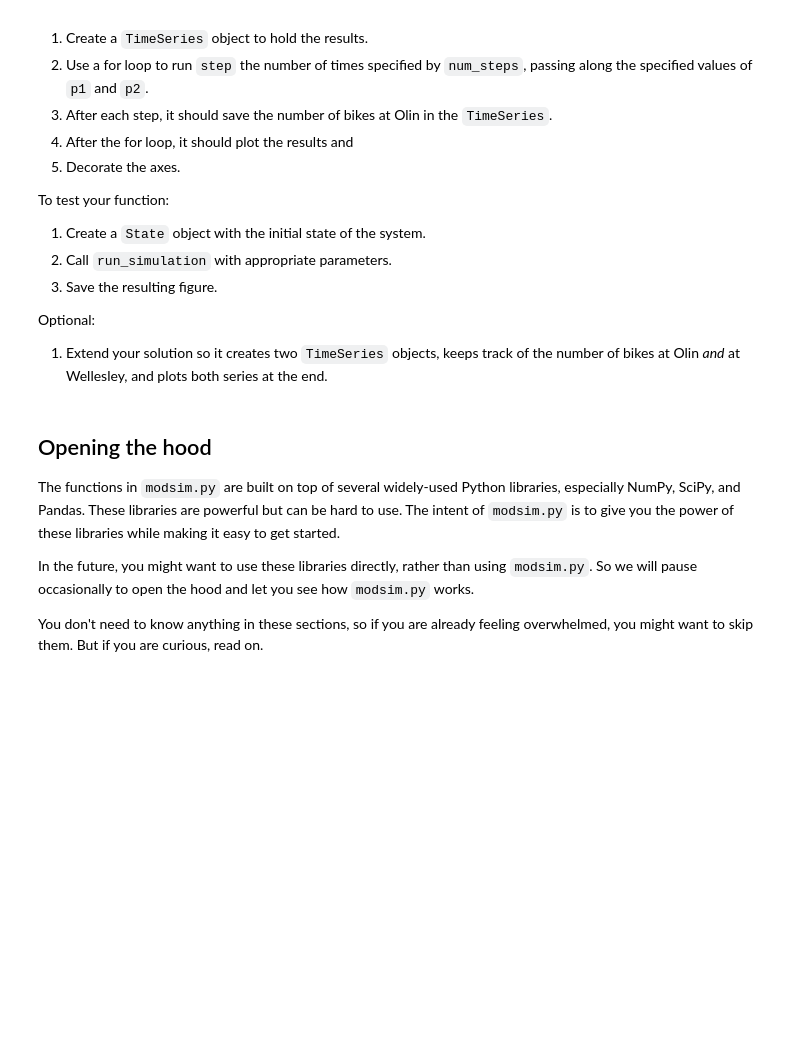
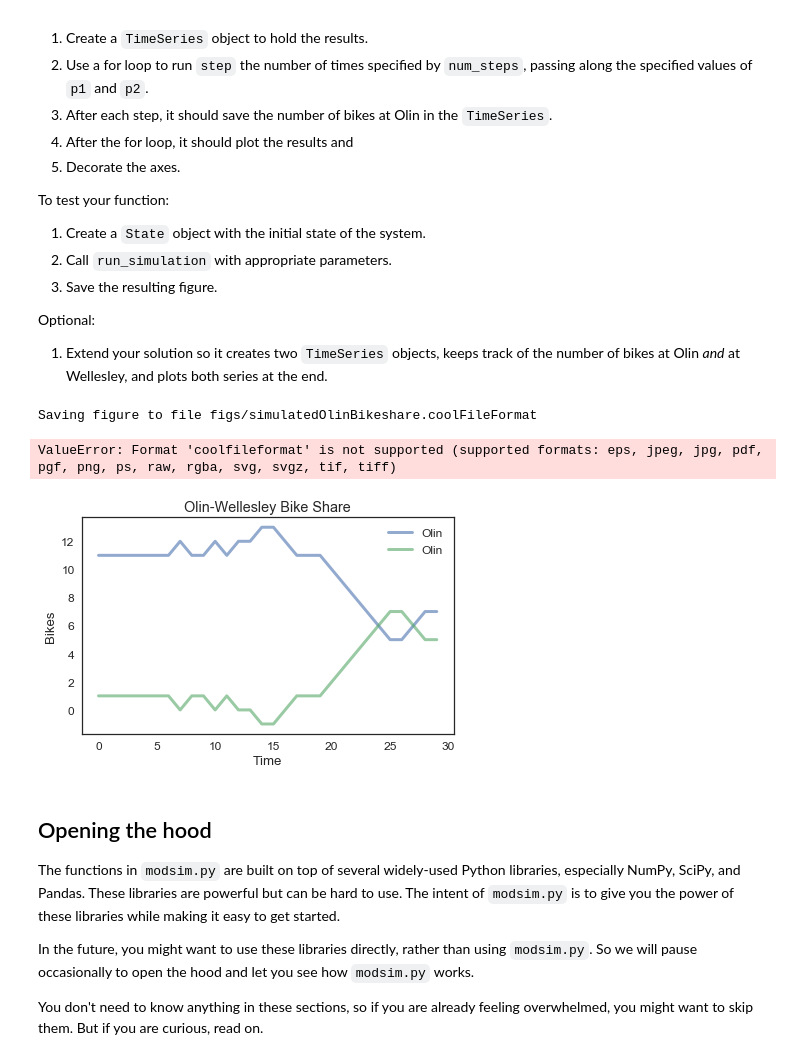
Before and after one commit to sdaitzman/ModSimPy, a Jupyter notebook: code/chap02.ipynb, the cells around one changed output. Saved outputs shown, nothing was run; the diff lists cells and outputs as text; code cells hidden in the pictures; blank space fills up the shorter version.

Commit message:
working bike population plot

```diff
--- a/code/chap02.ipynb
+++ b/code/chap02.ipynb
@@ -362,3 +456,24 @@ Optional:
+# %%
+def run_simulation(p1, p2, num_steps):
+    olinResults = TimeSeries()
+    wellesleyResults = TimeSeries()
+    for i in range(num_steps):
+        step(p1, p2)
+        olinResults[i] = bikeshare.olin
+        wellesleyResults[i] = bikeshare.wellesley
+    plot(olinResults, label='Olin')
+    plot(wellesleyResults, label='Olin')
+    decorate(title='Olin-Wellesley Bike Share',
+            xlabel='Time',
+            ylabel='Bikes')
+# %%
+bikeshare = State(olin=10, wellesley=2)
+run_simulation(0.5, 0.5, 30)
+savefig('figs/simulatedOlinBikeshare.coolFileFormat')
+# %% [output]
+Saving figure to file figs/simulatedOlinBikeshare.coolFileFormat
+ValueError: Format 'coolfileformat' is not supported (supported formats: eps, jpeg, jpg, pdf, pgf, png, ps, raw, rgba, svg, svgz, tif, tiff)
+[figure, added]
 # %% [markdown]
 ## Opening the hood
 
```
Also changed, not shown: parts of 16 cells of this notebook, 3 other files.
